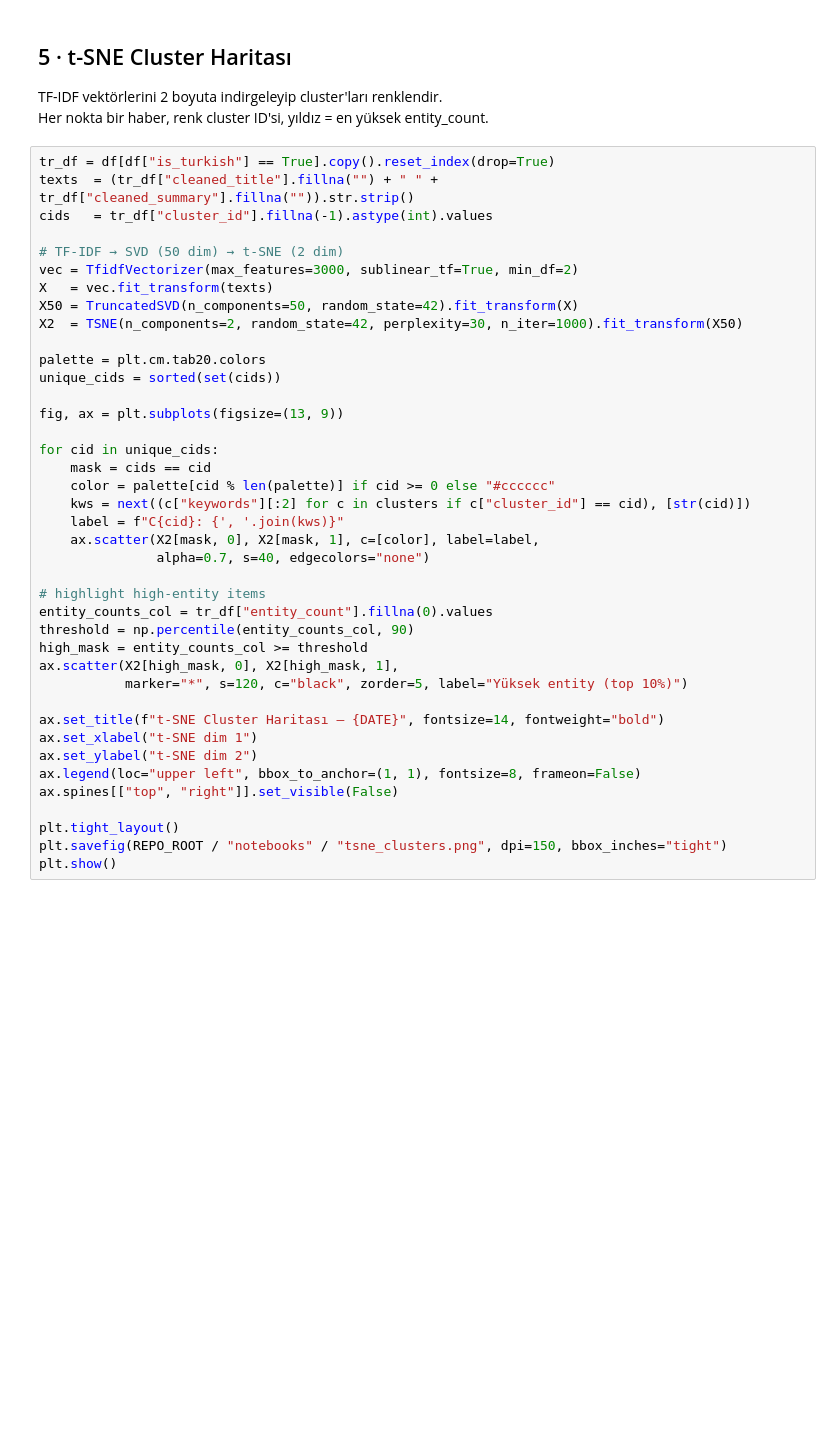
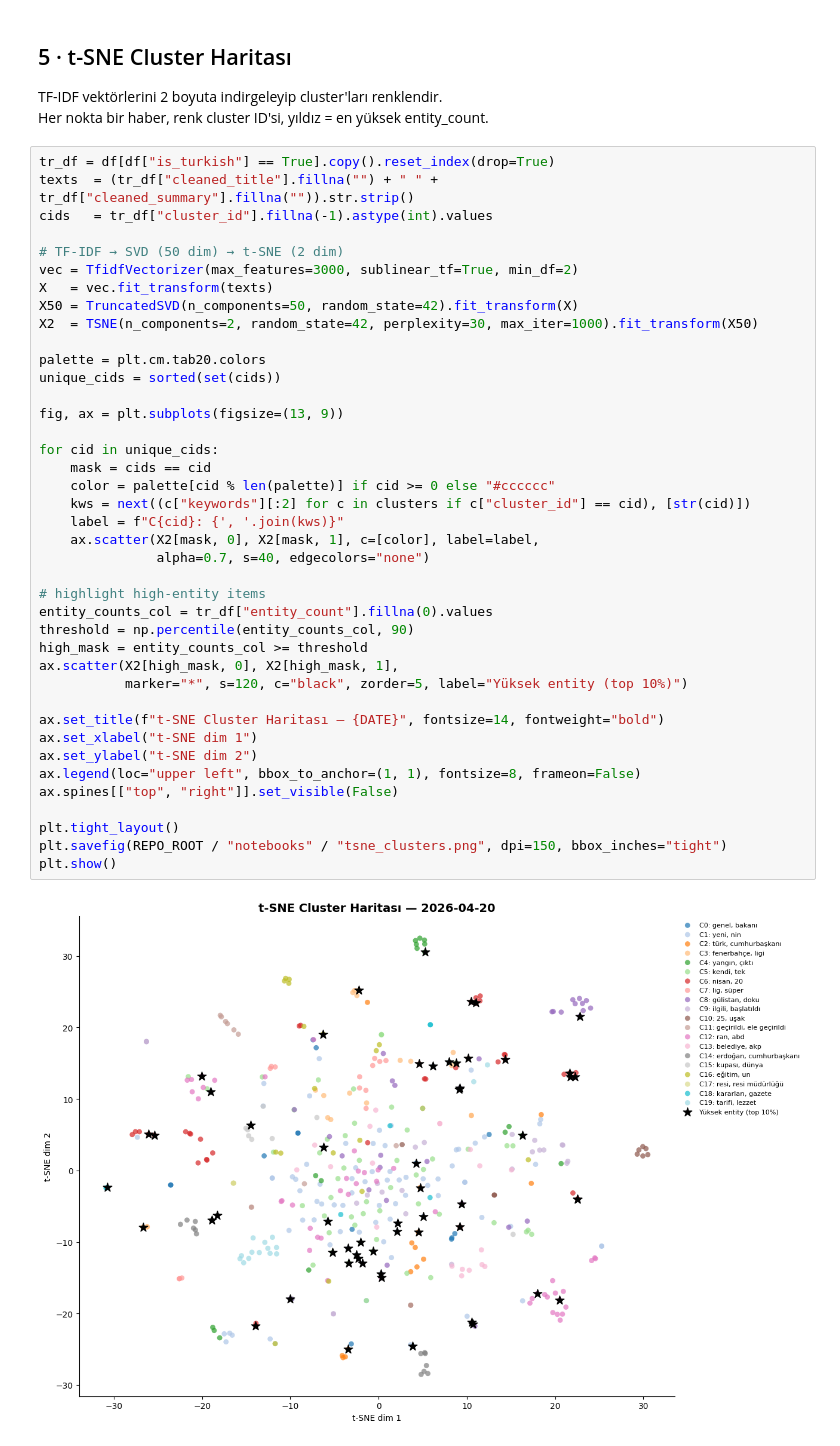
Before and after one commit to efeyol1/sementic_news, a Jupyter notebook: notebooks/eda.ipynb, the cells around one changed output. Drawn from its saved outputs; the diff is of its cells as text; blank space fills up the shorter version.

```diff
--- a/notebooks/eda.ipynb
+++ b/notebooks/eda.ipynb
@@ -211,34 +243,36 @@ cids   = tr_df["cluster_id"].fillna(-1).astype(int).values
 vec = TfidfVectorizer(max_features=3000, sublinear_tf=True, min_df=2)
 X   = vec.fit_transform(texts)
 X50 = TruncatedSVD(n_components=50, random_state=42).fit_transform(X)
-X2  = TSNE(n_components=2, random_state=42, perplexity=30, n_iter=1000).fit_transform(X50)
+X2  = TSNE(n_components=2, random_state=42, perplexity=30, max_iter=1000).fit_transform(X50)
 
 palette = plt.cm.tab20.colors
 unique_cids = sorted(set(cids))
 
 fig, ax = plt.subplots(figsize=(13, 9))
 
 for cid in unique_cids:
     mask = cids == cid
     color = palette[cid % len(palette)] if cid >= 0 else "#cccccc"
     kws = next((c["keywords"][:2] for c in clusters if c["cluster_id"] == cid), [str(cid)])
     label = f"C{cid}: {', '.join(kws)}"
     ax.scatter(X2[mask, 0], X2[mask, 1], c=[color], label=label,
                alpha=0.7, s=40, edgecolors="none")
 
 # highlight high-entity items
 entity_counts_col = tr_df["entity_count"].fillna(0).values
 threshold = np.percentile(entity_counts_col, 90)
 high_mask = entity_counts_col >= threshold
 ax.scatter(X2[high_mask, 0], X2[high_mask, 1],
            marker="*", s=120, c="black", zorder=5, label="Yüksek entity (top 10%)")
 
 ax.set_title(f"t-SNE Cluster Haritası — {DATE}", fontsize=14, fontweight="bold")
 ax.set_xlabel("t-SNE dim 1")
 ax.set_ylabel("t-SNE dim 2")
 ax.legend(loc="upper left", bbox_to_anchor=(1, 1), fontsize=8, frameon=False)
 ax.spines[["top", "right"]].set_visible(False)
 
 plt.tight_layout()
 plt.savefig(REPO_ROOT / "notebooks" / "tsne_clusters.png", dpi=150, bbox_inches="tight")
 plt.show()
+# %% [output]
+[figure, added]
```
Also changed, not shown: parts of 5 cells of this notebook, 14 other files.
